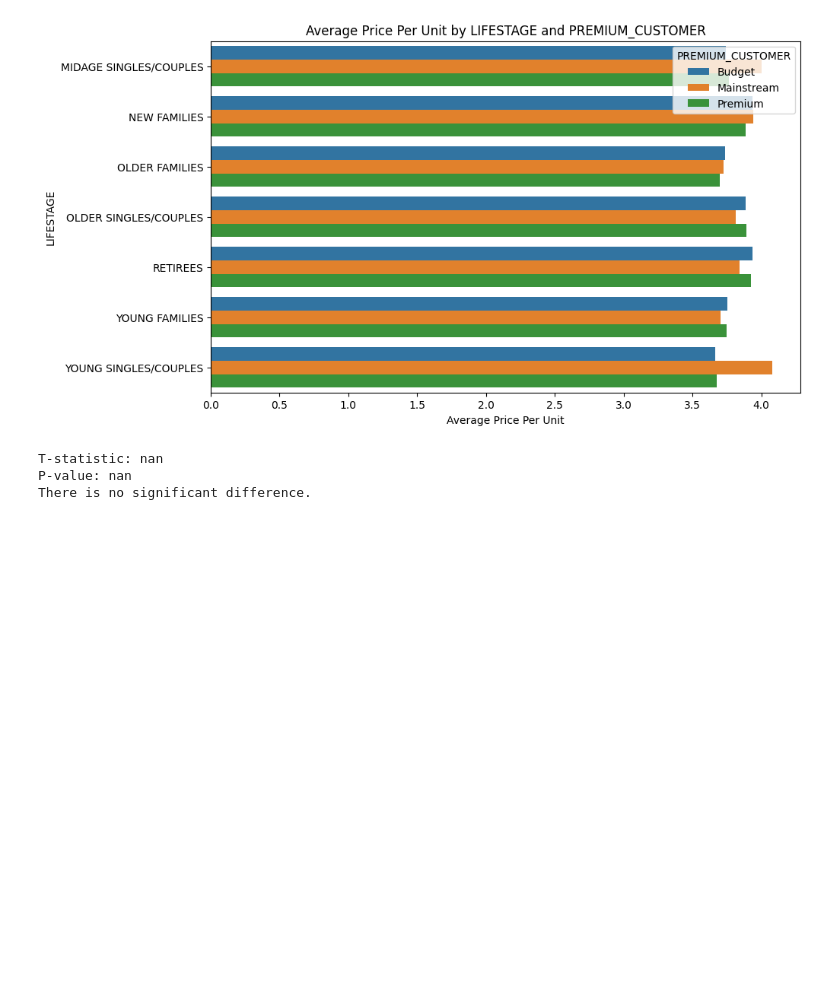
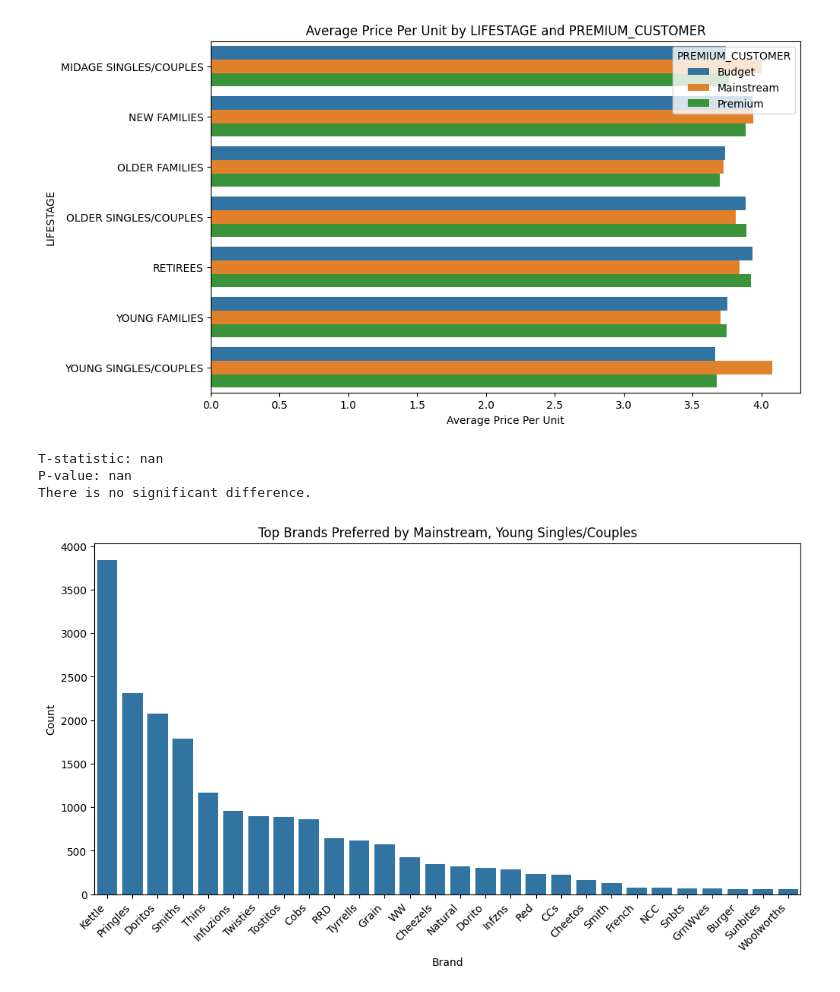
Before and after one commit to yahyaCS/quantiumTasks, a Jupyter notebook: Task1.ipynb, the cells around one changed output. Cells and saved outputs as stored; diff of their text form; code cells hidden in the pictures; blank space fills up the shorter version.

Commit message:
Plotted Top Brands Preferred by Mainstream, Young Singles/Couples

```diff
--- a/Task1.ipynb
+++ b/Task1.ipynb
@@ -71,7 +71,7 @@ sorted_words = word_counts.sort_values(by='frequency', ascending=False)
 print("Sorted Words by Frequency:")
 print(sorted_words)
 # %%
-df_chips = df[~df['PROD_NAME'].str.contains('salsa', case=False)]
+df_chips = df_transactionData[~df_transactionData['PROD_NAME'].str.contains('salsa', case=False)]
 # %%
 summary_stats = df_chips.describe()
 
@@ -370,6 +373,8 @@ min      1.000000e+03
 75%      2.033750e+05
 max      2.373711e+06
 [figure]
+# %%
+df_transactionData['BRAND'] = df_chips['BRAND']
 # %%
 df_merged = pd.merge(df_transactionData, df_customerData, on='LYLTY_CARD_NBR', how='left')
 
@@ -470,3 +475,15 @@ else:
 T-statistic: nan
 P-value: nan
 There is no significant difference.
+# %%
+target_segment = df_merged[(df_merged['PREMIUM_CUSTOMER'] == 'Mainstream') & (df_merged['LIFESTAGE'].isin(['YOUNG SINGLES/COUPLES']))]
+
+plt.figure(figsize=(12, 6))
+sns.countplot(x='BRAND', data=target_segment, order=target_segment['BRAND'].value_counts().index)
+plt.title('Top Brands Preferred by Mainstream, Young Singles/Couples')
+plt.xlabel('Brand')
+plt.ylabel('Count')
+plt.xticks(rotation=45, ha='right')
+plt.show()
+# %% [output]
+[figure, added]
```
Also changed, not shown: parts of 11 cells of this notebook.
